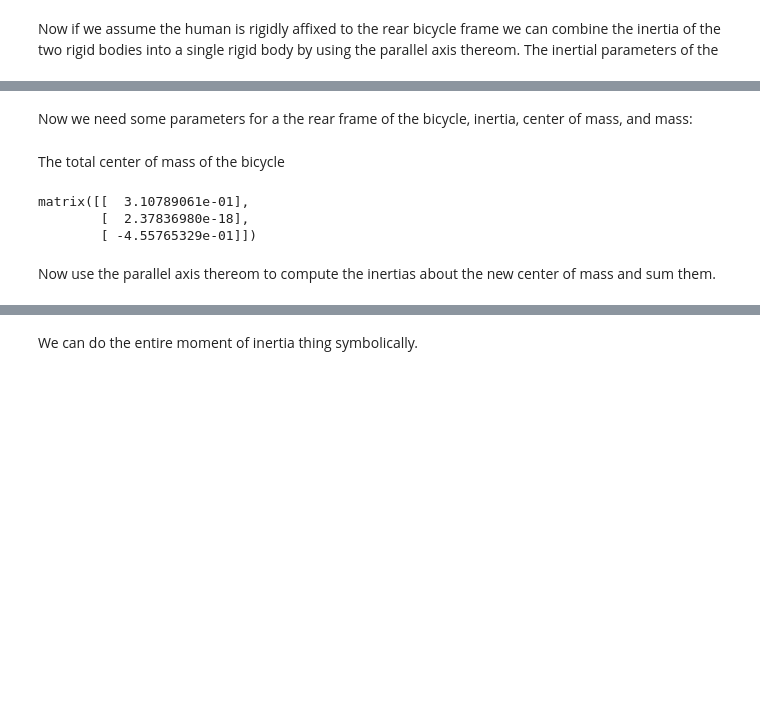
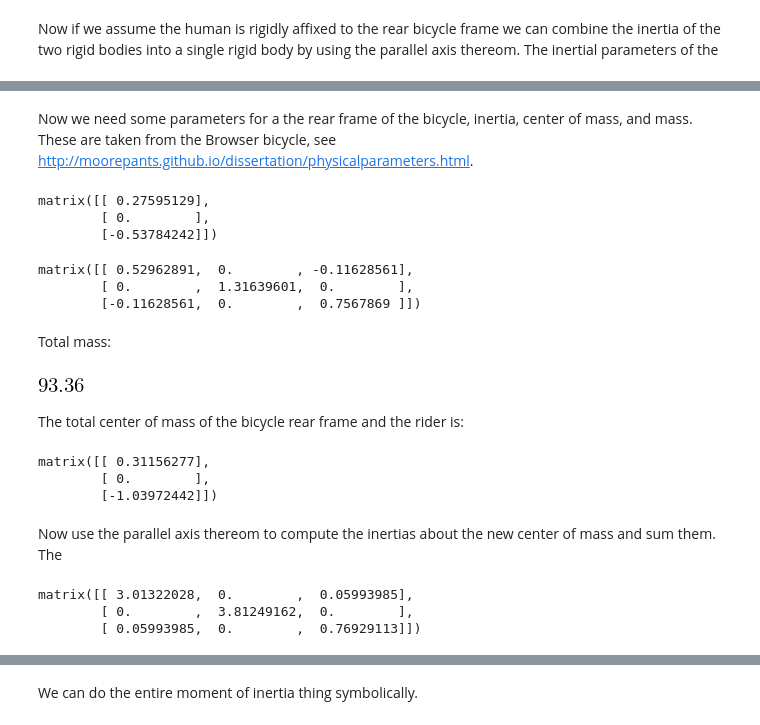
Before and after one commit to chrisdembia/python-yeadon-paper, a Jupyter notebook: src/bicycle_example.ipynb, the cells around one changed output, grey strips where cells are left out. Cells and saved outputs as stored; diff of their text form; code cells hidden in the pictures; blank space fills up the shorter version.

```diff
--- a/src/bicycle_example.ipynb
+++ b/src/bicycle_example.ipynb
@@ -631,31 +652,64 @@ matrix([[  3.14902839e-01],
 # %% [markdown]
-Now we need some parameters for a the rear frame of the bicycle, inertia, center of mass, and mass:
+Now we need some parameters for a the rear frame of the bicycle, inertia, center of mass, and mass. These are taken from the Browser bicycle, see http://moorepants.github.io/dissertation/physicalparameters.html.
 # %%
-IBxx = 0.52962890621
-IBxz = -0.116285607878
-IByy = 1.3163960125
-IBzz = 0.756786895402
-xB = 0.275951285677
-zB = -0.537842424305
-mB = 9.86
+n_IBxx = 0.52962890621
+n_IBxz = -0.116285607878
+n_IByy = 1.3163960125
+n_IBzz = 0.756786895402
+n_xB = 0.275951285677
+n_zB = -0.537842424305
+n_mB = 9.86
 # %%
-rear_frame_mass_center = np.matrix([[xB], [0.0], [zB]])
+rear_frame_mass_center = np.matrix([[n_xB],
+                                    [0.0],
+                                    [n_zB]])
+rear_frame_mass_center
+# %% [output]
+matrix([[ 0.27595129],
+        [ 0.        ],
+        [-0.53784242]])
 # %%
-rear_frame_inertia_tensor = np.matrix([[IBxx, 0.0, IBxz],
-                                       [0.0, IByy, 0.0],
-                                       [IBxz, 0.0, IBzz]])
+rear_frame_inertia_tensor = np.matrix([[n_IBxx, 0.0, n_IBxz],
+                                       [0.0, n_IByy, 0.0],
+                                       [n_IBxz, 0.0, n_IBzz]])
+rear_frame_inertia_tensor
+# %% [output]
+matrix([[ 0.52962891,  0.        , -0.11628561],
+        [ 0.        ,  1.31639601,  0.        ],
+        [-0.11628561,  0.        ,  0.7567869 ]])
+# %% [markdown]
+Total mass:
+# %%
+total_mass = n_mB + human.mass
+total_mass
+# %% [output]
+[figure, added]
 # %% [markdown]
-The total center of mass of the bicycle
+The total center of mass of the bicycle rear frame and the rider is:
 # %%
 tmp = human.mass * human_mass_center_in_bicycle_rf
-total_center_of_mass = np.matrix([[mB * xB + tmp[0, 0]],
-                                  [mB * 0.0 + tmp[1, 0]],
-                                  [mB * zB + tmp[2, 0]]]) / (mB + human.mass)
+total_center_of_mass = np.matrix([[n_mB * n_xB + tmp[0, 0]],
+                                  [n_mB * 0.0 + tmp[1, 0]],
+                                  [n_mB * n_zB + tmp[2, 0]]]) / total_mass
 total_center_of_mass
 # %% [output]
-matrix([[  3.10789061e-01],
-        [  2.37836980e-18],
-        [ -4.55765329e-01]])
+matrix([[ 0.31156277],
+        [ 0.        ],
+        [-1.03972442]])
 # %% [markdown]
-Now use the parallel axis thereom to compute the inertias about the new center of mass and sum them.
+Now use the parallel axis thereom to compute the inertias about the new center of mass and sum them. The
+# %%
+tmp = (total_center_of_mass - rear_frame_mass_center)
+a = tmp[0, 0]
+b = tmp[1, 0]
+c = tmp[2, 0]
+rear_frame_inertia_about_total_CoM = \
+    rear_frame_inertia_tensor + n_mB * np.matrix([[b**2 + c**2, -a * b, -a * c],
+                                                  [-a * b, c**2 + a**2, -b * c],
+                                                  [-a * c, -b * c, a**2 + b**2]])
+rear_frame_inertia_about_total_CoM
+# %% [output]
+matrix([[ 3.01322028,  0.        ,  0.05993985],
+        [ 0.        ,  3.81249162,  0.        ],
+        [ 0.05993985,  0.        ,  0.76929113]])
 # %%
```
Also changed, not shown: parts of 63 cells of this notebook.
